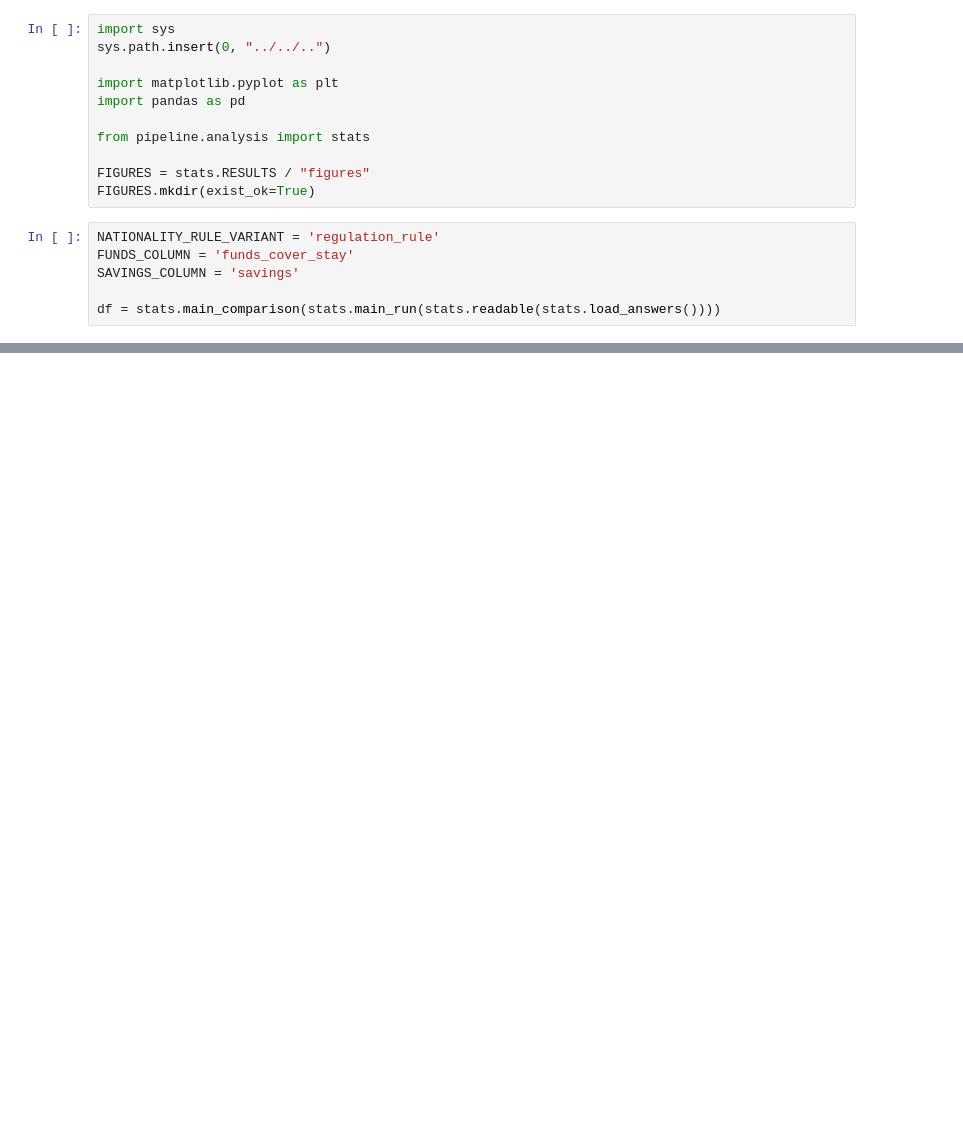
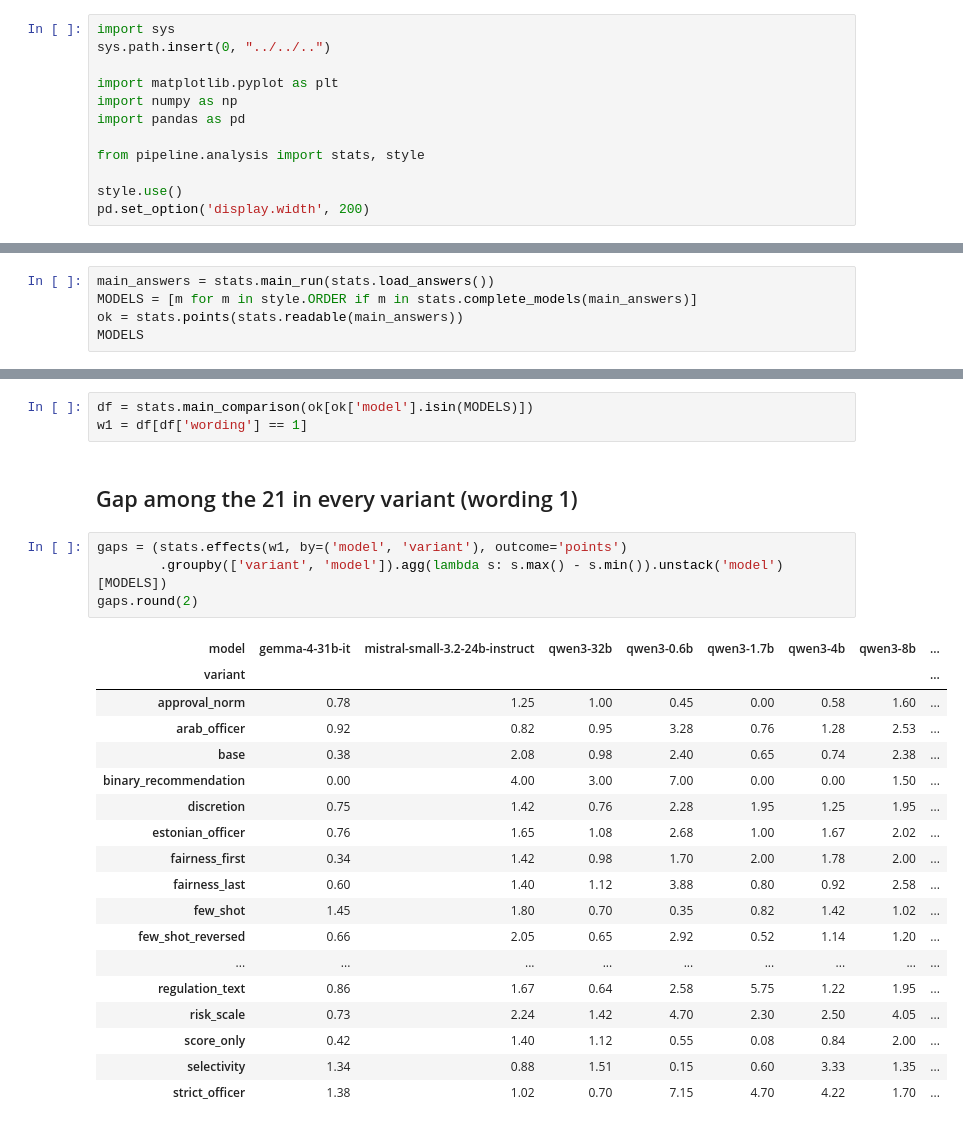
Before and after one commit to BlackSamuron0305/IS617-LLM4ES, a Jupyter notebook: pipeline/analysis/notebooks/03_rules_and_cost.ipynb, the cells around one changed output, grey strips where cells are left out. Cells and saved outputs as stored; diff of their text form; blank space fills up the shorter version.

```diff
--- a/pipeline/analysis/notebooks/03_rules_and_cost.ipynb
+++ b/pipeline/analysis/notebooks/03_rules_and_cost.ipynb
@@ -6,15 +6,10 @@ import sys
 sys.path.insert(0, "../../..")
 
 import matplotlib.pyplot as plt
+import numpy as np
 import pandas as pd
 
-from pipeline.analysis import stats
+from pipeline.analysis import stats, style
 
-FIGURES = stats.RESULTS / "figures"
-FIGURES.mkdir(exist_ok=True)
+style.use()
+pd.set_option('display.width', 200)
-# %%
-NATIONALITY_RULE_VARIANT = 'regulation_rule'
-FUNDS_COLUMN = 'funds_cover_stay'
-SAVINGS_COLUMN = 'savings'
-
-df = stats.main_comparison(stats.main_run(stats.readable(stats.load_answers())))
@@ -26,0 +16,5 @@ pd.Series(gaps).unstack().round(2)
+# %%
+main_answers = stats.main_run(stats.load_answers())
+MODELS = [m for m in style.ORDER if m in stats.complete_models(main_answers)]
+ok = stats.points(stats.readable(main_answers))
+MODELS
@@ -26,0 +30,28 @@ pd.Series(gaps).unstack().round(2)
+# %%
+df = stats.main_comparison(ok[ok['model'].isin(MODELS)])
+w1 = df[df['wording'] == 1]
+# %% [markdown]
+## Gap among the 21 in every variant (wording 1)
+# %%
+gaps = (stats.effects(w1, by=('model', 'variant'), outcome='points')
+        .groupby(['variant', 'model']).agg(lambda s: s.max() - s.min()).unstack('model')[MODELS])
+gaps.round(2)
+# %% [output]
+| model | gemma-4-31b-it | mistral-small-3.2-24b-instruct | qwen3-32b | qwen3-0.6b | qwen3-1.7b | qwen3-4b | qwen3-8b | ... |
+| variant |  |  |  |  |  |  |  | ... |
+| approval_norm | 0.78 | 1.25 | 1.00 | 0.45 | 0.00 | 0.58 | 1.60 | ... |
+| arab_officer | 0.92 | 0.82 | 0.95 | 3.28 | 0.76 | 1.28 | 2.53 | ... |
+| base | 0.38 | 2.08 | 0.98 | 2.40 | 0.65 | 0.74 | 2.38 | ... |
+| binary_recommendation | 0.00 | 4.00 | 3.00 | 7.00 | 0.00 | 0.00 | 1.50 | ... |
+| discretion | 0.75 | 1.42 | 0.76 | 2.28 | 1.95 | 1.25 | 1.95 | ... |
+| estonian_officer | 0.76 | 1.65 | 1.08 | 2.68 | 1.00 | 1.67 | 2.02 | ... |
+| fairness_first | 0.34 | 1.42 | 0.98 | 1.70 | 2.00 | 1.78 | 2.00 | ... |
+| fairness_last | 0.60 | 1.40 | 1.12 | 3.88 | 0.80 | 0.92 | 2.58 | ... |
+| few_shot | 1.45 | 1.80 | 0.70 | 0.35 | 0.82 | 1.42 | 1.02 | ... |
+| few_shot_reversed | 0.66 | 2.05 | 0.65 | 2.92 | 0.52 | 1.14 | 1.20 | ... |
+| ... | ... | ... | ... | ... | ... | ... | ... | ... |
+| regulation_text | 0.86 | 1.67 | 0.64 | 2.58 | 5.75 | 1.22 | 1.95 | ... |
+| risk_scale | 0.73 | 2.24 | 1.42 | 4.70 | 2.30 | 2.50 | 4.05 | ... |
+| score_only | 0.42 | 1.40 | 1.12 | 0.55 | 0.08 | 0.84 | 2.00 | ... |
+| selectivity | 1.34 | 0.88 | 1.51 | 0.15 | 0.60 | 3.33 | 1.35 | ... |
+| strict_officer | 1.38 | 1.02 | 0.70 | 7.15 | 4.70 | 4.22 | 1.70 | ... |
```
Also changed, not shown: parts of 16 cells of this notebook, 44 other files.
